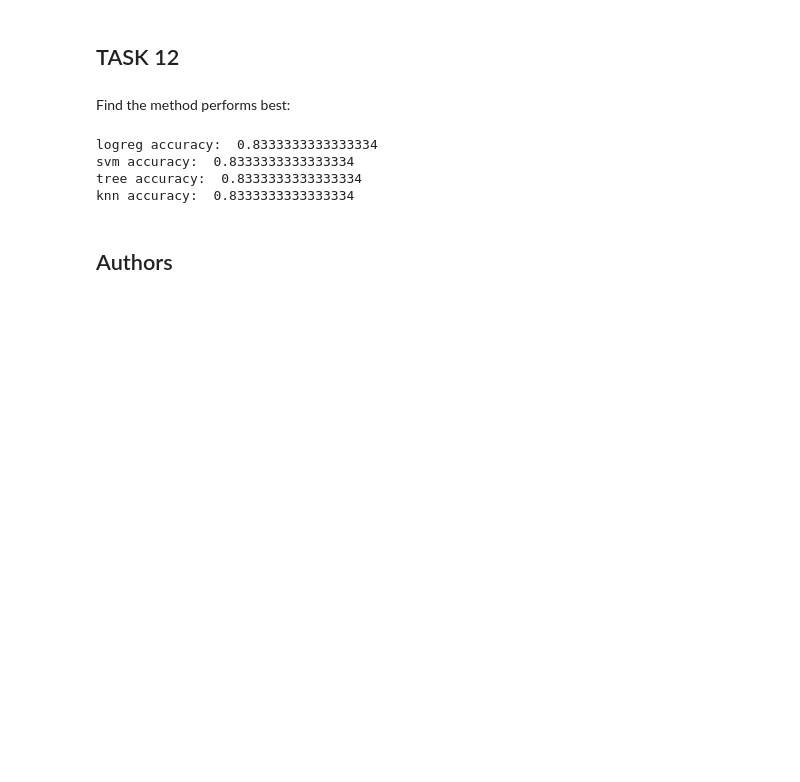
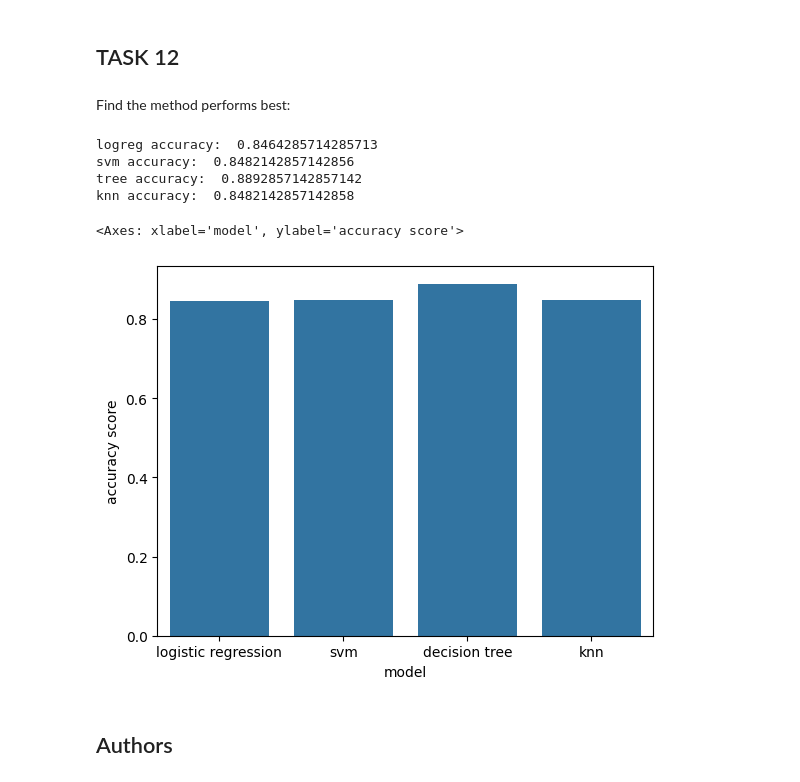
Before and after one commit to angelaoon/IBM-Data-Science-Professional-Certificate, a Jupyter notebook: 4_SpaceX_Machine_Learning_Prediction_Part_5.jupyterlite.ipynb, the cells around one changed output. Cells and saved outputs as stored; diff of their text form; code cells hidden in the pictures; blank space fills up the shorter version.

```diff
--- a/4_SpaceX_Machine_Learning_Prediction_Part_5.jupyterlite.ipynb
+++ b/4_SpaceX_Machine_Learning_Prediction_Part_5.jupyterlite.ipynb
@@ -338,12 +342,12 @@ plot_confusion_matrix(Y_test,yhat)
 # %% [markdown]
 Find the method performs best:
 # %%
-print("logreg accuracy: ", logreg_cv.score(X_test, Y_test))
-print("svm accuracy: ", svm_cv.score(X_test, Y_test))
-print("tree accuracy: ", tree_cv.score(X_test, Y_test))
-print("knn accuracy: ", knn_cv.score(X_test, Y_test))
+print("logreg accuracy: ", logreg_cv.best_score_)
+print("svm accuracy: ", svm_cv.best_score_)
+print("tree accuracy: ", tree_cv.best_score_)
+print("knn accuracy: ", knn_cv.best_score_)
 # %% [output]
-logreg accuracy:  0.8333333333333334
-svm accuracy:  0.8333333333333334
-tree accuracy:  0.8333333333333334
-knn accuracy:  0.8333333333333334
+logreg accuracy:  0.8464285714285713
+svm accuracy:  0.8482142857142856
+tree accuracy:  0.8892857142857142
+knn accuracy:  0.8482142857142858
@@ -350,3 +360,15 @@ knn accuracy:  0.8333333333333334
+# %%
+import seaborn as sns
+keys = list(dict.keys())
+values = list(dict.values())
+
+# Create DataFrame
+data_frame = pd.DataFrame({"model": keys, "accuracy score": values})
+# %%
+sns.barplot(x="model", y="accuracy score", data=data_frame)
+# %% [output]
+<Axes: xlabel='model', ylabel='accuracy score'>
+[figure, added]
 # %% [markdown]
 ## Authors
 # %% [markdown]
```
Also changed, not shown: parts of 2 cells of this notebook.
